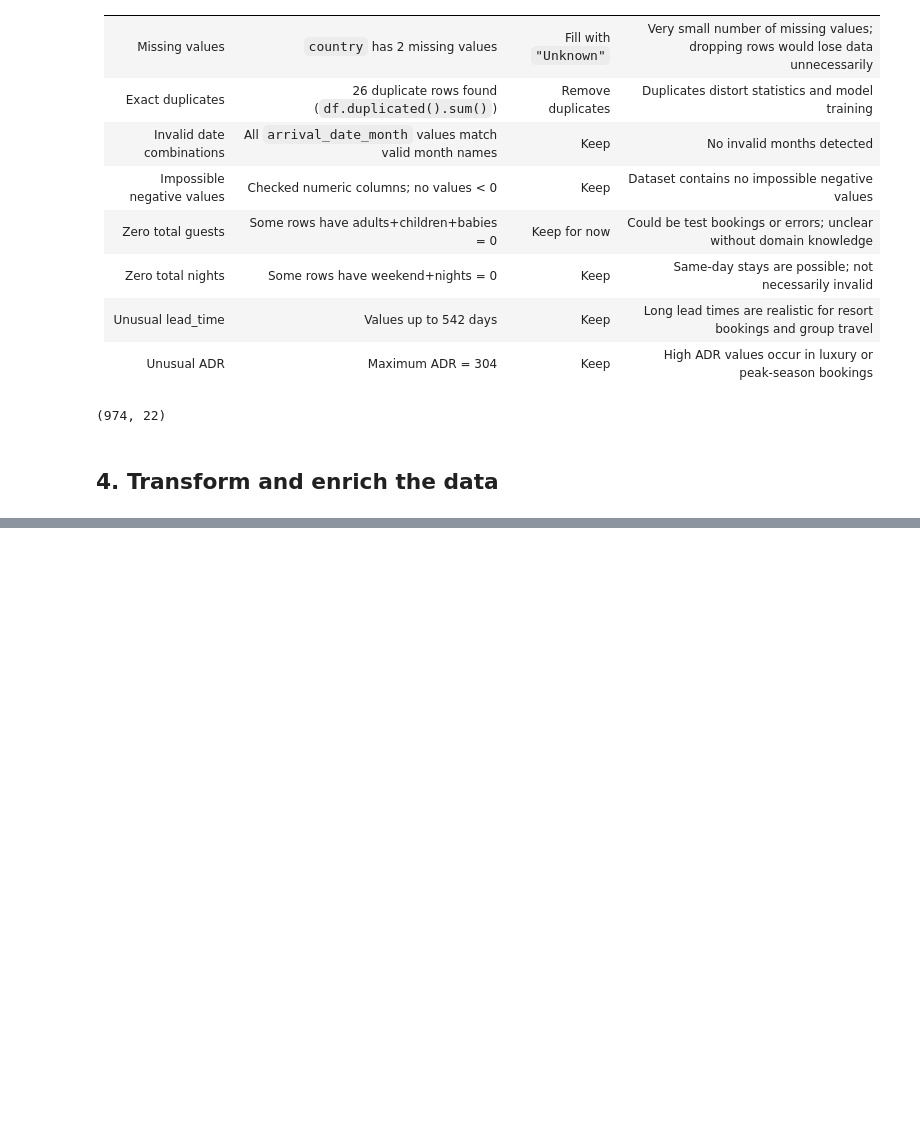
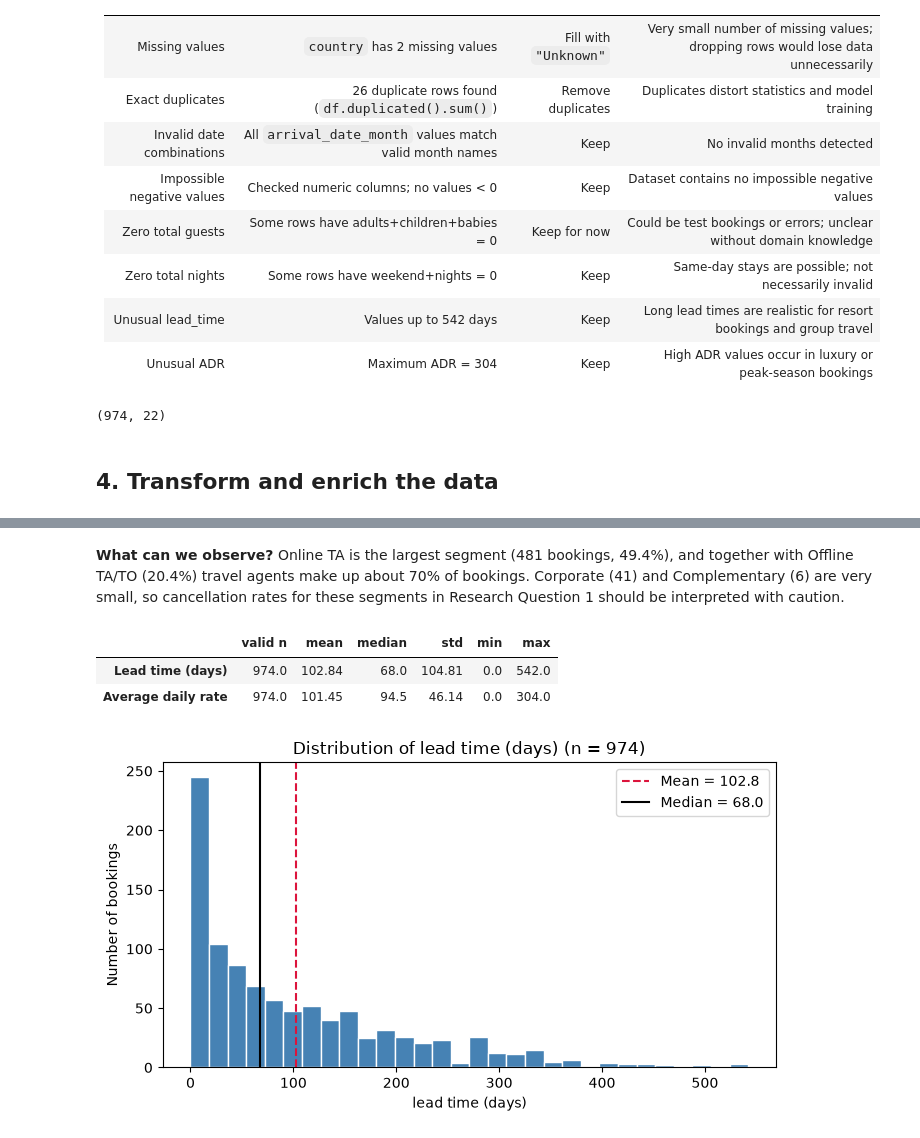
Before and after one commit to ElSnuso/Hotel-Booking-Data-Analysis, a Jupyter notebook: project.ipynb, the cells around one changed output, grey strips where cells are left out. Cells and saved outputs as stored; diff of their text form; code cells hidden in the pictures; blank space fills up the shorter version.

```diff
--- a/project.ipynb
+++ b/project.ipynb
@@ -242,0 +303,24 @@ cleaned_df['estimated_booking_value'] = (
+# %% [markdown]
+**What can we observe?** Online TA is the largest segment (481 bookings, 49.4%), and together with Offline TA/TO (20.4%) travel agents make up about 70% of bookings. Corporate (41) and Complementary (6) are very small, so cancellation rates for these segments in Research Question 1 should be interpreted with caution.
+# %%
+num_cols = {"lead_time": "Lead time (days)", "average_daily_rate": "Average daily rate"}
+
+# Dictionary comprehension: one row of statistics per numerical variable
+num_table = pd.DataFrame({
+    name: {"valid n": cleaned_df[col].count(),
+           "mean": cleaned_df[col].mean(),
+           "median": cleaned_df[col].median(),
+           "std": cleaned_df[col].std(),
+           "min": cleaned_df[col].min(),
+           "max": cleaned_df[col].max()}
+    for col, name in num_cols.items()
+}).T.round(2)
+num_table
+# %% [output]
+|  | valid n | mean | median | std | min | max |
+| Lead time (days) | 974.0 | 102.84 | 68.0 | 104.81 | 0.0 | 542.0 |
+| Average daily rate | 974.0 | 101.45 | 94.5 | 46.14 | 0.0 | 304.0 |
+# %%
+plot_hist(cleaned_df["lead_time"], "lead time (days)")
+# %% [output]
+[figure, added]
```
Also changed, not shown: parts of 21 cells of this notebook.
